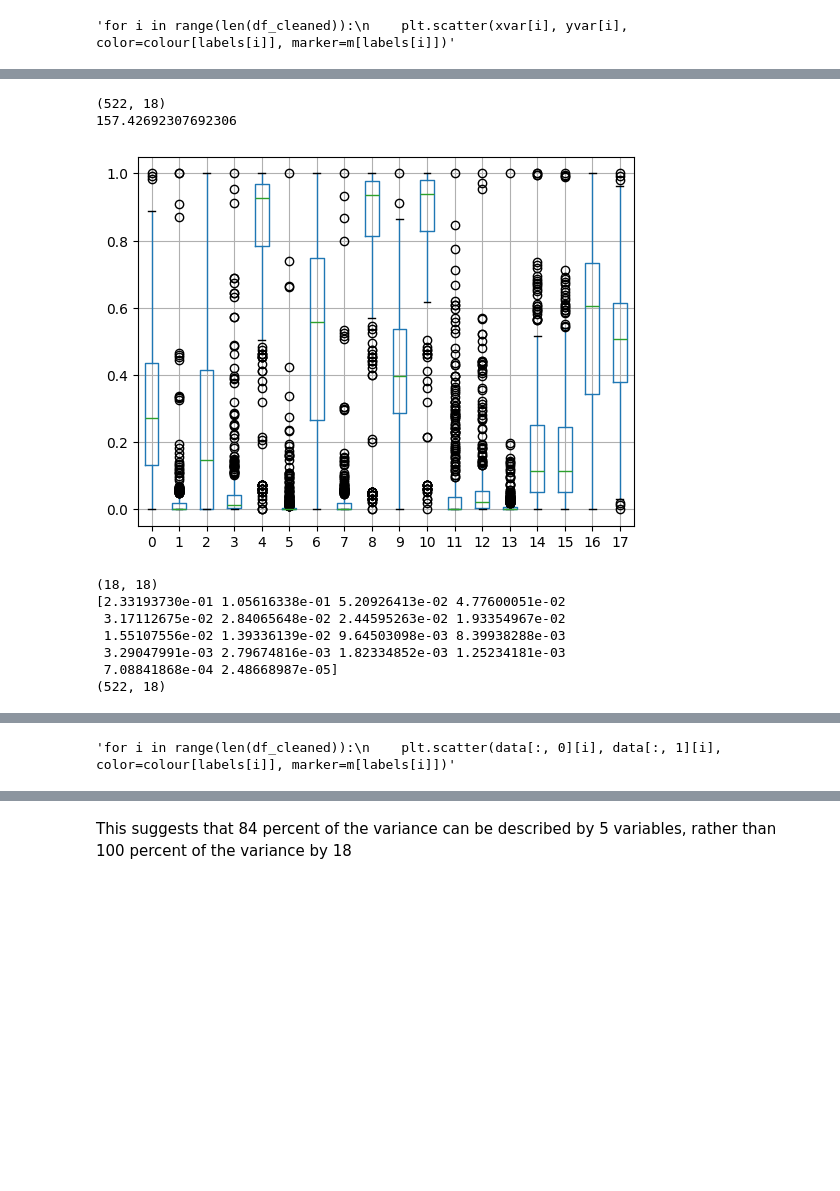
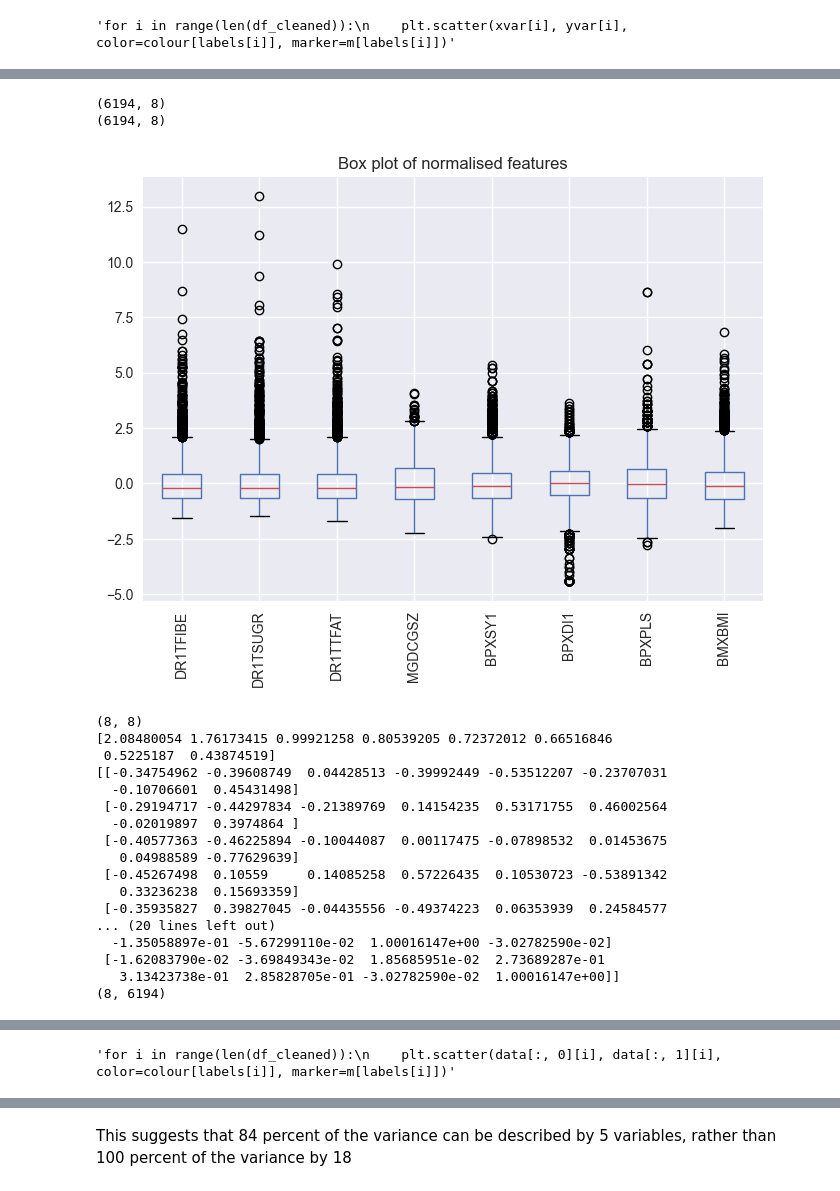
Before and after one commit to JoeOliverEvans/NHANES_PCA, a Jupyter notebook: main.ipynb, the cells around one changed output, grey strips where cells are left out. Drawn from its saved outputs; the diff is of its cells as text; code cells hidden in the pictures; blank space fills up the shorter version.

Commit message:
pivotted entire project, to change dataset and added alot of new analysis

```diff
--- a/main.ipynb
+++ b/main.ipynb
@@ -232,10 +224,12 @@ yvar = df_cleaned["infant deaths"].to_numpy()
 # %%
 def normalisefunction(arr):
     for col in range(len(arr[0, :])):
-        '''mean = np.mean(arr[:, col])
-        var = (np.var(arr[:, col]))**0.5
-        arr[:, col] = (arr[:, col]-mean)/var'''
-        arr[:, col] = (arr[:, col] - min(arr[:, col])) / (max(arr[:, col]) - min(arr[:, col]))
+        if True:
+            mean = np.mean(arr[:, col])
+            var = (np.var(arr[:, col]))**0.5
+            arr[:, col] = (arr[:, col]-mean)/var
+        else:
+            arr[:, col] = (arr[:, col] - min(arr[:, col])) / (max(arr[:, col]) - min(arr[:, col]))
     return arr
 thing = np.array(np.reshape(np.arange(12), (4,3)), dtype=np.float64)
 print(thing)
@@ -252,41 +246,66 @@ print(normalisefunction(thing))
+# %%
+data = df_cleaned.to_numpy()
+
+#sort the data
+
+sortingindex = np.array(ImportantFeature.argsort(), dtype=int)
+
+labels = np.array(labels)[sortingindex]
+data = data[sortingindex]
 # %%
-data = df_cleaned.to_numpy()
 print(np.shape(data))
 #data = data.T
-data = normalisefunction(data)#preprocessing.normalize(data, axis=0)
-print(np.sum(data[:, 0]))
-k = pd.DataFrame(data)
+newdata = normalisefunction(data)#preprocessing.normalize(data, axis=0)
+print(np.shape(newdata))
+k = pd.DataFrame(newdata, columns=["DR1TFIBE", "DR1TSUGR", "DR1TTFAT", "MGDCGSZ", "BPXSY1", "BPXDI1", "BPXPLS", "BMXBMI"])
 plt.show()
-k.boxplot()
+k.boxplot(rot=90)
+plt.title("Box plot of normalised features")
+plt.savefig("Figures/boxplot.png", dpi=400, bbox_inches='tight')
 plt.show()
-C = np.cov(data.T)
+C = np.cov(newdata.T)
 print(np.shape(C))
 
 eigenvalues, eigenvectors = np.linalg.eig(C)
 idx = eigenvalues.argsort()[::-1]
 eigenvalues = eigenvalues[idx]
 eigenvectors = eigenvectors[:,idx]
 
 print(eigenvalues)
+print(eigenvectors)
 original_cov_matrix = np.diagflat(eigenvalues)
 
 back_to_cov = eigenvectors @ original_cov_matrix @ eigenvectors.T
-eigscores = np.dot(data, eigenvectors[:, :])
+print(back_to_cov)
+eigscores = np.dot(eigenvectors[:, :].T, newdata.T)
 print(np.shape(eigscores))
-for i in range(len(df_cleaned)):
-    plt.plot(eigscores[:, 0][i], eigscores[:, 1][i], color=colour[labels[i]], marker=m[labels[i]], ls='', alpha=0.5)
-plt.savefig("Figures/PCAScatter")
+for lab in np.unique(labels):
+    i = np.argwhere(labels == lab)
+    plt.plot(-eigscores[0, :][i], -eigscores[1, :][i], color=colour[lab], marker=m[lab], ls='', alpha=1, label=descriptor[lab], markersize=4)
+plt.legend()
+plt.title("2D PCA Projection")
+plt.savefig("Figures/PCAScatternonorm.png", dpi=400)
 plt.show()
 '''for i in range(len(df_cleaned)):
     plt.scatter(data[:, 0][i], data[:, 1][i], color=colour[labels[i]], marker=m[labels[i]])'''
 # %% [output]
-(522, 18)
-157.42692307692306
+(6194, 8)
+(6194, 8)
-[figure, old version]
+[figure, new version]
-(18, 18)
-[2.33193730e-01 1.05616338e-01 5.20926413e-02 4.77600051e-02
- 3.17112675e-02 2.84065648e-02 2.44595263e-02 1.93354967e-02
- 1.55107556e-02 1.39336139e-02 9.64503098e-03 8.39938288e-03
- 3.29047991e-03 2.79674816e-03 1.82334852e-03 1.25234181e-03
- 7.08841868e-04 2.48668987e-05]
-(522, 18)
+(8, 8)
+[2.08480054 1.76173415 0.99921258 0.80539205 0.72372012 0.66516846
+ 0.5225187  0.43874519]
+[[-0.34754962 -0.39608749  0.04428513 -0.39992449 -0.53512207 -0.23707031
+  -0.10706601  0.45431498]
+ [-0.29194717 -0.44297834 -0.21389769  0.14154235  0.53171755  0.46002564
+  -0.02019897  0.3974864 ]
+ [-0.40577363 -0.46225894 -0.10044087  0.00117475 -0.07898532  0.01453675
+   0.04988589 -0.77629639]
+ [-0.45267498  0.10559     0.14085258  0.57226435  0.10530723 -0.53891342
+   0.33236238  0.15693359]
+ [-0.35935827  0.39827045 -0.04435556 -0.49374223  0.06353939  0.24584577
+... (20 lines left out)
+  -1.35058897e-01 -5.67299110e-02  1.00016147e+00 -3.02782590e-02]
+ [-1.62083790e-02 -3.69849343e-02  1.85685951e-02  2.73689287e-01
+   3.13423738e-01  2.85828705e-01 -3.02782590e-02  1.00016147e+00]]
+(8, 6194)
```
Also changed, not shown: parts of 25 cells of this notebook, 12 other files.
